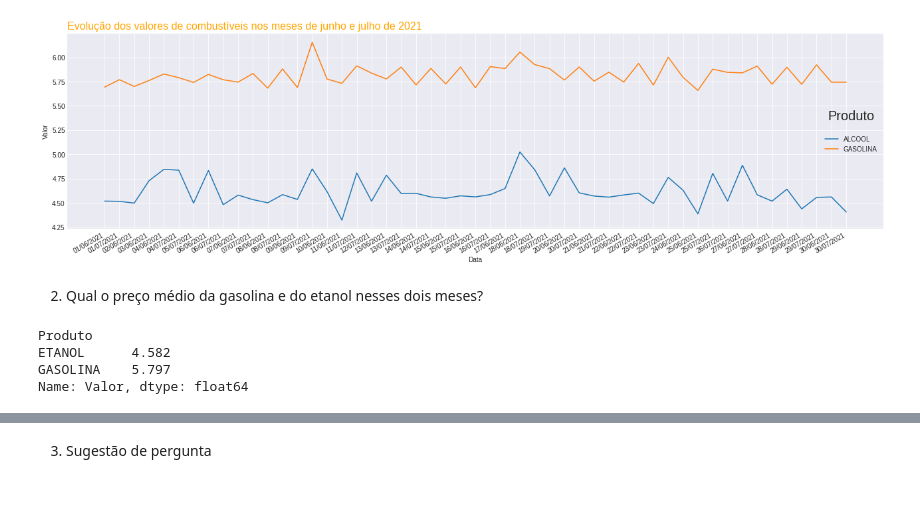
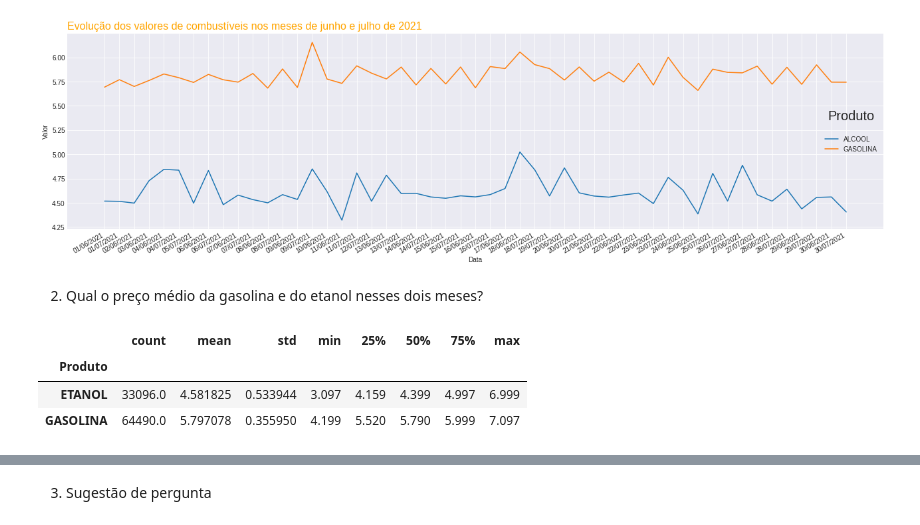
Before and after one commit to brunnabrito/projeto_m4_g4_resilia, a Jupyter notebook: Projeto_M4_Grupo_4.ipynb, the cells around one changed output, grey strips where cells are left out. Drawn from its saved outputs; the diff is of its cells as text; code cells hidden in the pictures; blank space fills up the shorter version.

```diff
--- a/Projeto_M4_Grupo_4.ipynb
+++ b/Projeto_M4_Grupo_4.ipynb
@@ -339,9 +342,9 @@ legend._legend_box.sep = 20
 # %% [markdown]
 2) Qual o preço médio da gasolina e do etanol nesses dois meses?
 # %%
-df.groupby('Produto')['Valor'].mean().round(3)
+df.groupby('Produto')['Valor'].describe()
 # %% [output]
-Produto
-ETANOL      4.582
-GASOLINA    5.797
-Name: Valor, dtype: float64
+|  | count | mean | std | min | 25% | 50% | 75% | max |
+| Produto |  |  |  |  |  |  |  |  |
+| ETANOL | 33096.0 | 4.581825 | 0.533944 | 3.097 | 4.159 | 4.399 | 4.997 | 6.999 |
+| GASOLINA | 64490.0 | 5.797078 | 0.355950 | 4.199 | 5.520 | 5.790 | 5.999 | 7.097 |
```
Also changed, not shown: parts of 7 cells of this notebook.
